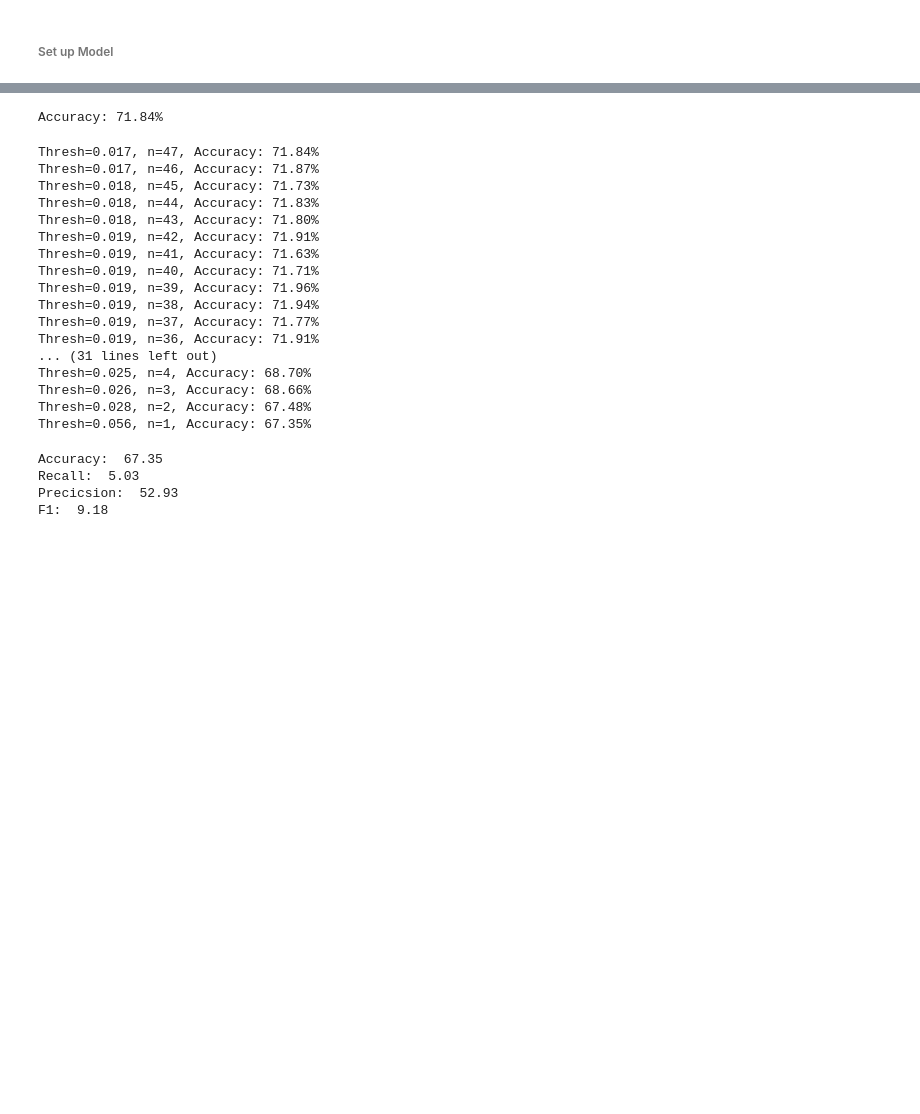
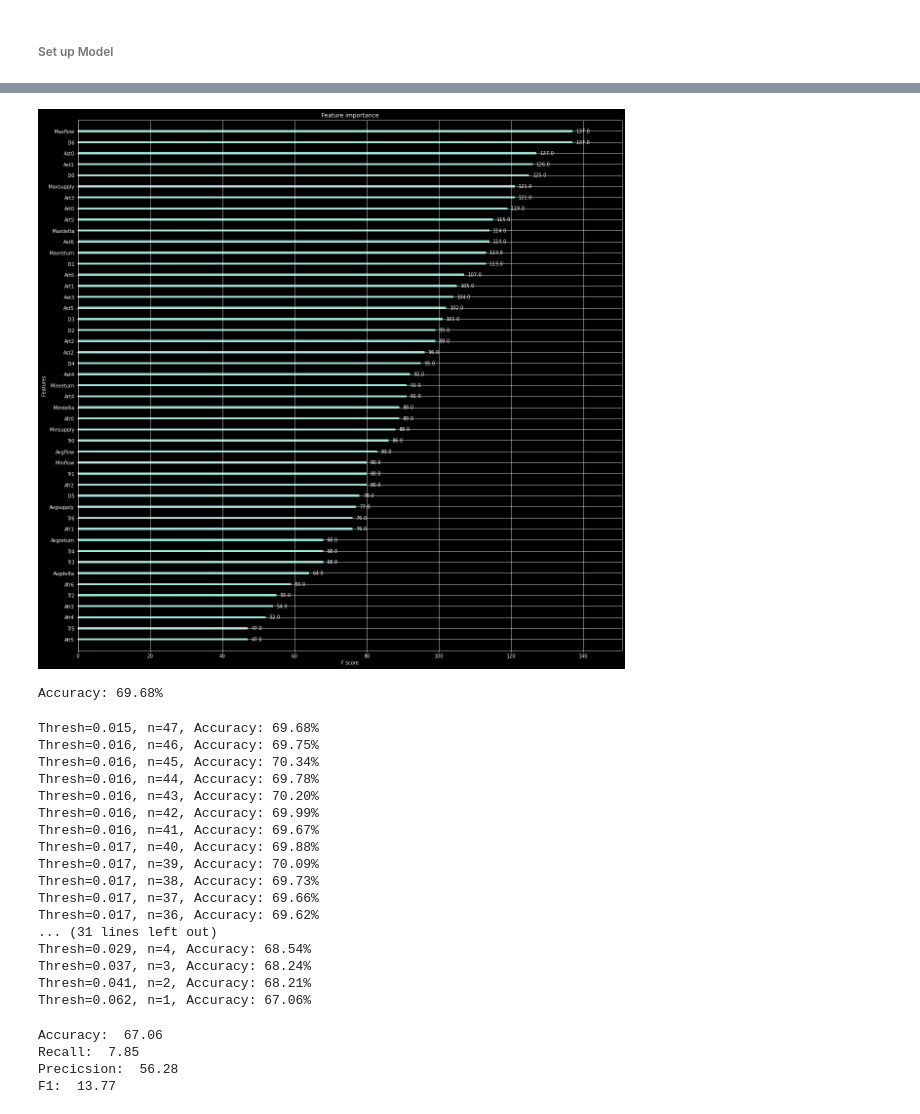
Before and after one commit to KeenanFernandes2000/GoogleMapsReviewScraper, a Jupyter notebook: CSPRE-2_XGB.ipynb, the cells around one changed output, grey strips where cells are left out. Saved outputs shown, nothing was run; the diff lists cells and outputs as text; code cells hidden in the pictures; blank space fills up the shorter version.

```diff
--- a/CSPRE-2_XGB.ipynb
+++ b/CSPRE-2_XGB.ipynb
@@ -150,0 +154,6 @@ XGBClassifier(base_score=None, booster=None, callbacks=None,
+# %%
+# plt.rcParams["figure.figsize"] = (20, 20)
+plot_importance(model)
+plt.show()
+# %% [output]
+[figure, added]
@@ -151,51 +162,53 @@ XGBClassifier(base_score=None, booster=None, callbacks=None,
 # %%
-predictions = model.predict(x_test)
-probabilities = model.predict_proba(x_test)
+predictions = [round(value) for value in y_pred]
 accuracy = accuracy_score(y_test, predictions)
 print("Accuracy: %.2f%%" % (accuracy * 100.0))
 # %% [output]
-Accuracy: 71.84%
+Accuracy: 69.68%
 # %%
 thresholds = sort(model.feature_importances_)
 for thresh in thresholds:
+    # select features using threshold
     selection = SelectFromModel(model, threshold=thresh, prefit=True)
     select_x_train = selection.transform(x_train)
-    selection_model = XGBClassifier(learning_rate = 0.05, n_estimators=500, max_depth=10, tree_method='gpu_hist')
+    # train model
+    selection_model = XGBClassifier()
     selection_model.fit(select_x_train, y_train)
+    # eval model
     select_x_test = selection.transform(x_test)
-
-    predictions = selection_model.predict(select_x_test)
+    y_pred = selection_model.predict(select_x_test)
+    predictions = [round(value) for value in y_pred]
     accuracy = accuracy_score(y_test, predictions)
     print("Thresh=%.3f, n=%d, Accuracy: %.2f%%" % (thresh, select_x_train.shape[1], accuracy*100.0))
 # %% [output]
-Thresh=0.017, n=47, Accuracy: 71.84%
-Thresh=0.017, n=46, Accuracy: 71.87%
-Thresh=0.018, n=45, Accuracy: 71.73%
-Thresh=0.018, n=44, Accuracy: 71.83%
-Thresh=0.018, n=43, Accuracy: 71.80%
-Thresh=0.019, n=42, Accuracy: 71.91%
-Thresh=0.019, n=41, Accuracy: 71.63%
-Thresh=0.019, n=40, Accuracy: 71.71%
-Thresh=0.019, n=39, Accuracy: 71.96%
-Thresh=0.019, n=38, Accuracy: 71.94%
-Thresh=0.019, n=37, Accuracy: 71.77%
-Thresh=0.019, n=36, Accuracy: 71.91%
+Thresh=0.015, n=47, Accuracy: 69.68%
+Thresh=0.016, n=46, Accuracy: 69.75%
+Thresh=0.016, n=45, Accuracy: 70.34%
+Thresh=0.016, n=44, Accuracy: 69.78%
+Thresh=0.016, n=43, Accuracy: 70.20%
+Thresh=0.016, n=42, Accuracy: 69.99%
+Thresh=0.016, n=41, Accuracy: 69.67%
+Thresh=0.017, n=40, Accuracy: 69.88%
+Thresh=0.017, n=39, Accuracy: 70.09%
+Thresh=0.017, n=38, Accuracy: 69.73%
+Thresh=0.017, n=37, Accuracy: 69.66%
+Thresh=0.017, n=36, Accuracy: 69.62%
 ... (31 lines left out)
-Thresh=0.025, n=4, Accuracy: 68.70%
-Thresh=0.026, n=3, Accuracy: 68.66%
-Thresh=0.028, n=2, Accuracy: 67.48%
-Thresh=0.056, n=1, Accuracy: 67.35%
+Thresh=0.029, n=4, Accuracy: 68.54%
+Thresh=0.037, n=3, Accuracy: 68.24%
+Thresh=0.041, n=2, Accuracy: 68.21%
+Thresh=0.062, n=1, Accuracy: 67.06%
 # %%
-accuracy = accuracy_score(y_test, predictions)
-recall = recall_score(y_test, predictions)
-precision = precision_score(y_test, predictions)
-f1 = f1_score(y_test, predictions)
+accuracy = accuracy_score(y_test, y_pred)
+recall = recall_score(y_test, y_pred)
+precision = precision_score(y_test, y_pred)
+f1 = f1_score(y_test, y_pred)
 print("Accuracy: ",round(accuracy*100,2), "\nRecall: ",round(recall*100,2), "\nPrecicsion: ",round(precision*100,2), "\nF1: ",round(f1*100,2))
 # %% [output]
-Accuracy:  67.35
-Recall:  5.03
-Precicsion:  52.93
-F1:  9.18
+Accuracy:  67.06
+Recall:  7.85
+Precicsion:  56.28
+F1:  13.77
 # %%
 wandb.login(key='da812c4e44151bb4ed4534c58fd44b2a1178be51')
 run = wandb.init(
```
Also changed, not shown: parts of 19 cells of this notebook.
